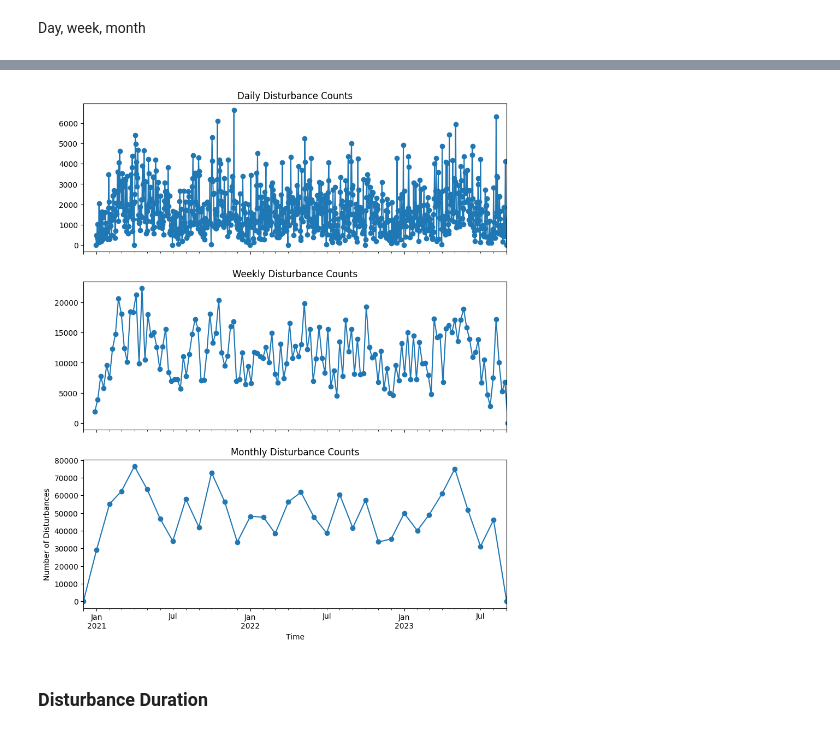
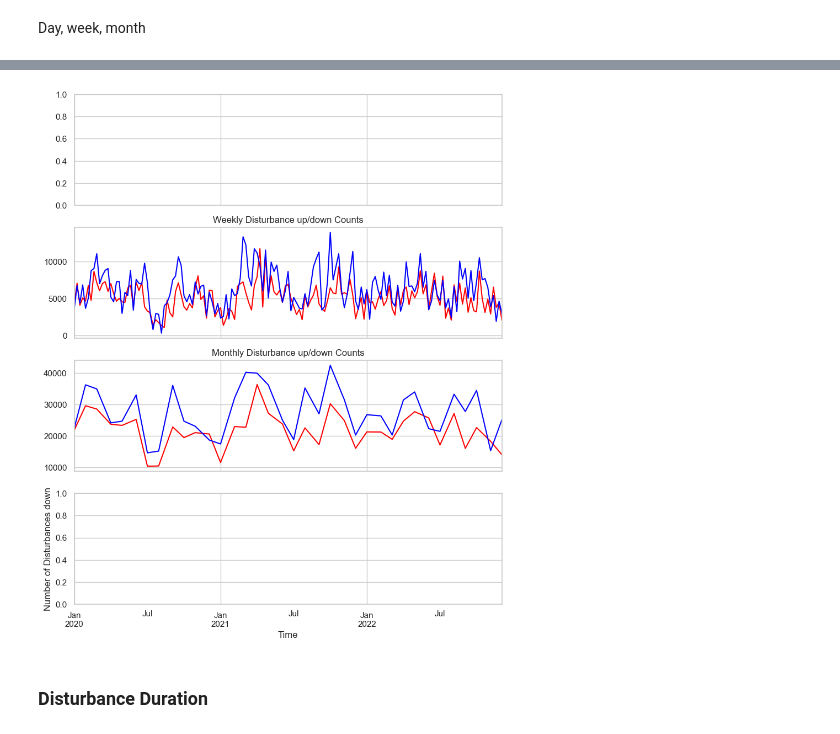
Before and after one commit to HermanCoding/frequency_deviation, a Jupyter notebook: visualize_data.ipynb, the cells around one changed output, grey strips where cells are left out. Cells and saved outputs as stored; diff of their text form; code cells hidden in the pictures.

```diff
--- a/visualize_data.ipynb
+++ b/visualize_data.ipynb
@@ -39,0 +42,2 @@ Time
+# %%
+feather_df.set_index('Time', inplace=True) #TEMP for this df!!!!
@@ -89,2 +226,27 @@ plt.show()
 # %% [markdown]
 Day, week, month
+# %%
+sns.set_theme(style="whitegrid")
+
+combined_data = pd.DataFrame({
+    f'Disturbance over {disturbance_value_up} Hz': disturbance_up_count_day.values,
+    f'Disturbance under {disturbance_value_down} Hz': disturbance_down_count_day.values
+}, index=disturbance_up_count_day.index)
+
+melted_data = combined_data.melt(var_name='Disturbance Type', value_name='Disturbance Count', ignore_index=False)
+days_order = ['Monday', 'Tuesday', 'Wednesday', 'Thursday', 'Friday', 'Saturday', 'Sunday']
+
+plt.figure(figsize=(12, 8))
+
+sns.boxplot(x=melted_data.index.day_name(), y='Disturbance Count', hue='Disturbance Type', data=melted_data, order=days_order)
+
+plt.xlabel('Day of Week')
+
+plt.ylabel('Disturbance Count (Daily)')
+plt.yticks(range(0, int(melted_data['Disturbance Count'].max()) + 1, 500))
+
+plt.title(f'Disturbance Counts Sorted by Days from {date_from} to {date_to}')
+
+plt.legend(title='Disturbance Type')
+
+plt.show()
@@ -91,15 +255,16 @@ Day, week, month
 # %%
-fig, axes = plt.subplots(nrows=3, figsize=(10, 12), sharex=True)
+fig, axes = plt.subplots(nrows=4, figsize=(10, 12), sharex=True)
 
-disturbance_count_day.plot(ax=axes[0], title='Daily Disturbance Counts', marker='o')
-disturbance_count_week.plot(ax=axes[1], title='Weekly Disturbance Counts', marker='o')
-disturbance_count_month.plot(ax=axes[2], title='Monthly Disturbance Counts', marker='o')
+disturbance_down_count_week.plot(ax=axes[1], title='Weekly Disturbance up/down Counts', color='red')
+disturbance_up_count_week.plot(ax=axes[1], color='blue')
+disturbance_down_count_month.plot(ax=axes[2], title='Monthly Disturbance up/down Counts', color='red')
+disturbance_up_count_month.plot(ax=axes[2], color='blue')
 
 plt.xlabel('Time')
-plt.ylabel('Number of Disturbances')
+plt.ylabel('Number of Disturbances down')
 plt.show()
 # %% [output]
-[figure, old version]
+[figure, new version]
 # %% [markdown]
 ### Disturbance Duration
 # %% [markdown]
```
Also changed, not shown: parts of 21 cells of this notebook, 4 other files.
